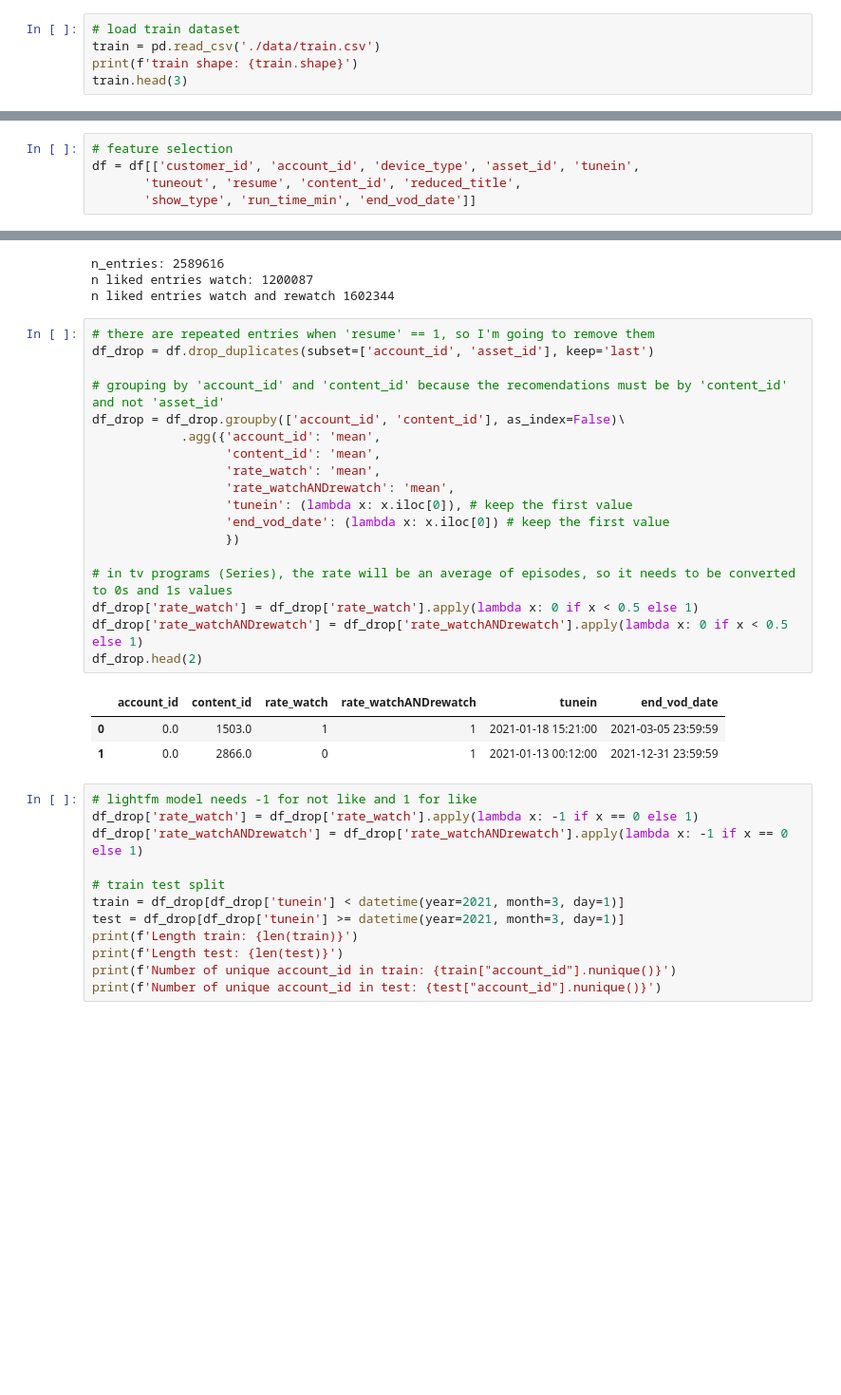
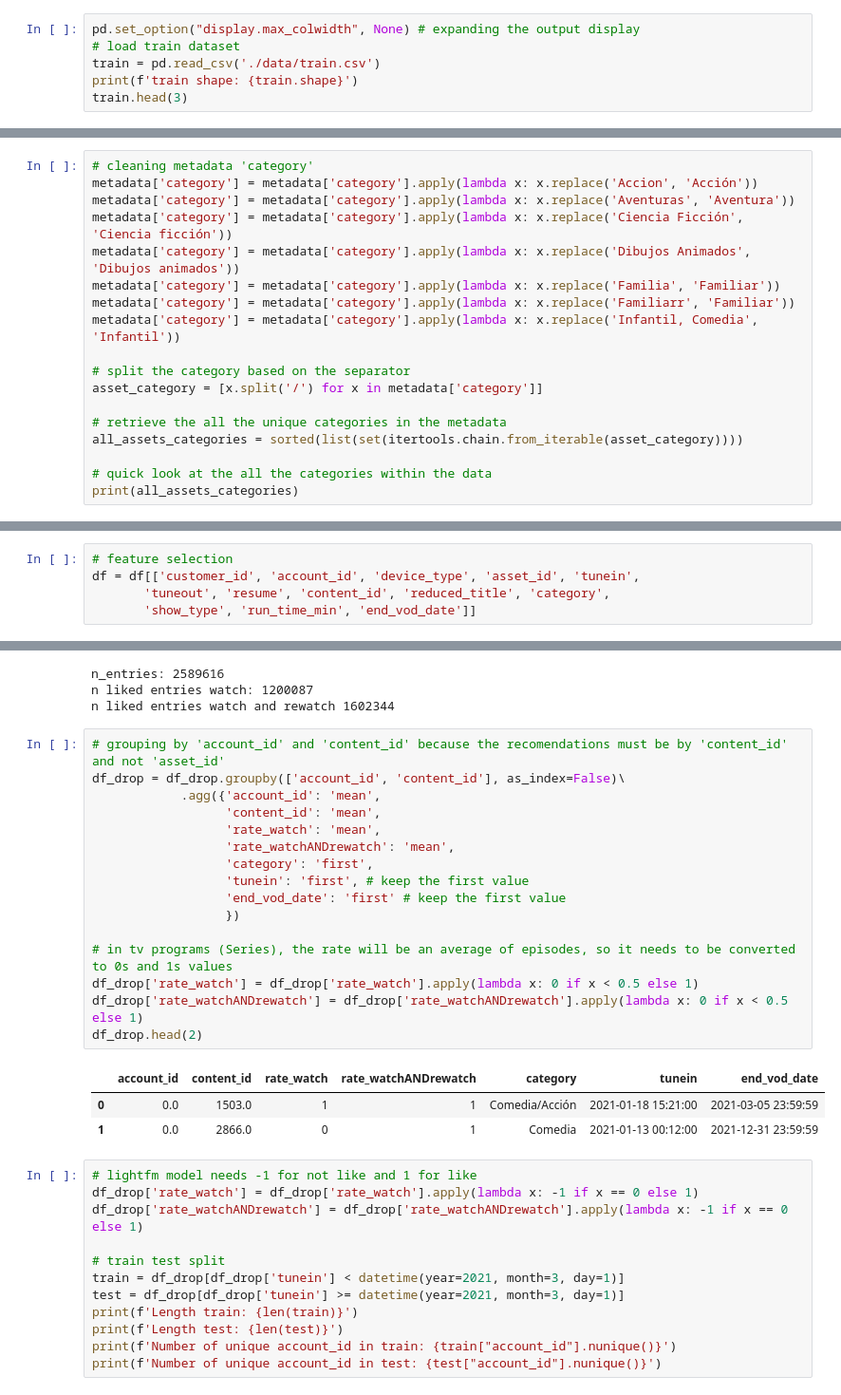
Before and after one commit to ferandmag/ICA_ML_recomendationSystemFLOW, a Jupyter notebook: recomendation_system_flow.ipynb, the cells around one changed output, grey strips where cells are left out. Shown at 95% size. Saved outputs shown, nothing was run; the diff lists cells and outputs as text; blank space fills up the shorter version.

```diff
--- a/recomendation_system_flow.ipynb
+++ b/recomendation_system_flow.ipynb
@@ -13,6 +16,7 @@ from tqdm import tqdm
 # %% [markdown]
 # Exploratory Data Analysis (EDA)
 # %%
+pd.set_option("display.max_colwidth", None) # expanding the output display
 # load train dataset
 train = pd.read_csv('./data/train.csv')
 print(f'train shape: {train.shape}')
@@ -35,3 +39,21 @@ metadata shape: (33144, 30)
 | 1 | 24940 | 1.0 | 7 Cajas | 7_Cajas | NaN | Película | 2012.0 | ... |
 | 2 | 21939 | 2.0 | La Maldición de las Hormigas Giga... | La_Maldicion_de_las | NaN | Película | 2016.0 | ... |
 3 rows × 30 columns
+# %%
+# cleaning metadata 'category'
+metadata['category'] = metadata['category'].apply(lambda x: x.replace('Accion', 'Acción'))
+metadata['category'] = metadata['category'].apply(lambda x: x.replace('Aventuras', 'Aventura'))
+metadata['category'] = metadata['category'].apply(lambda x: x.replace('Ciencia Ficción', 'Ciencia ficción'))
+metadata['category'] = metadata['category'].apply(lambda x: x.replace('Dibujos Animados', 'Dibujos animados'))
+metadata['category'] = metadata['category'].apply(lambda x: x.replace('Familia', 'Familiar'))
+metadata['category'] = metadata['category'].apply(lambda x: x.replace('Familiarr', 'Familiar'))
+metadata['category'] = metadata['category'].apply(lambda x: x.replace('Infantil, Comedia', 'Infantil'))
+
+# split the category based on the separator
+asset_category = [x.split('/') for x in metadata['category']]
+
+# retrieve the all the unique categories in the metadata
+all_assets_categories = sorted(list(set(itertools.chain.from_iterable(asset_category))))
+
+# quick look at the all the categories within the data
+print(all_assets_categories)
@@ -47,7 +71,7 @@ df shape: (3657801, 36)
 # %%
 # feature selection
 df = df[['customer_id', 'account_id', 'device_type', 'asset_id', 'tunein',
-       'tuneout', 'resume', 'content_id', 'reduced_title',
+       'tuneout', 'resume', 'content_id', 'reduced_title', 'category',
        'show_type', 'run_time_min', 'end_vod_date']]
 # %%
 # checking dtypes
@@ -251,27 +277,25 @@ n_entries: 2589616
 n liked entries watch: 1200087
 n liked entries watch and rewatch 1602344
 # %%
-# there are repeated entries when 'resume' == 1, so I'm going to remove them
-df_drop = df.drop_duplicates(subset=['account_id', 'asset_id'], keep='last')
-
 # grouping by 'account_id' and 'content_id' because the recomendations must be by 'content_id' and not 'asset_id'
 df_drop = df_drop.groupby(['account_id', 'content_id'], as_index=False)\
             .agg({'account_id': 'mean',
                   'content_id': 'mean',
                   'rate_watch': 'mean',
                   'rate_watchANDrewatch': 'mean',
-                  'tunein': (lambda x: x.iloc[0]), # keep the first value
-                  'end_vod_date': (lambda x: x.iloc[0]) # keep the first value
+                  'category': 'first',
+                  'tunein': 'first', # keep the first value
+                  'end_vod_date': 'first' # keep the first value
                   })
 
 # in tv programs (Series), the rate will be an average of episodes, so it needs to be converted to 0s and 1s values
 df_drop['rate_watch'] = df_drop['rate_watch'].apply(lambda x: 0 if x < 0.5 else 1)
 df_drop['rate_watchANDrewatch'] = df_drop['rate_watchANDrewatch'].apply(lambda x: 0 if x < 0.5 else 1)
 df_drop.head(2)
 # %% [output]
-|  | account_id | content_id | rate_watch | rate_watchANDrewatch | tunein | end_vod_date |
-| 0 | 0.0 | 1503.0 | 1 | 1 | 2021-01-18 15:21:00 | 2021-03-05 23:59:59 |
-| 1 | 0.0 | 2866.0 | 0 | 1 | 2021-01-13 00:12:00 | 2021-12-31 23:59:59 |
+|  | account_id | content_id | rate_watch | rate_watchANDrewatch | category | tunein | end_vod_date |
+| 0 | 0.0 | 1503.0 | 1 | 1 | Comedia/Acción | 2021-01-18 15:21:00 | 2021-03-05 23:59:59 |
+| 1 | 0.0 | 2866.0 | 0 | 1 | Comedia | 2021-01-13 00:12:00 | 2021-12-31 23:59:59 |
 # %%
 # lightfm model needs -1 for not like and 1 for like
 df_drop['rate_watch'] = df_drop['rate_watch'].apply(lambda x: -1 if x == 0 else 1)
```
Also changed, not shown: parts of 17 cells of this notebook.
